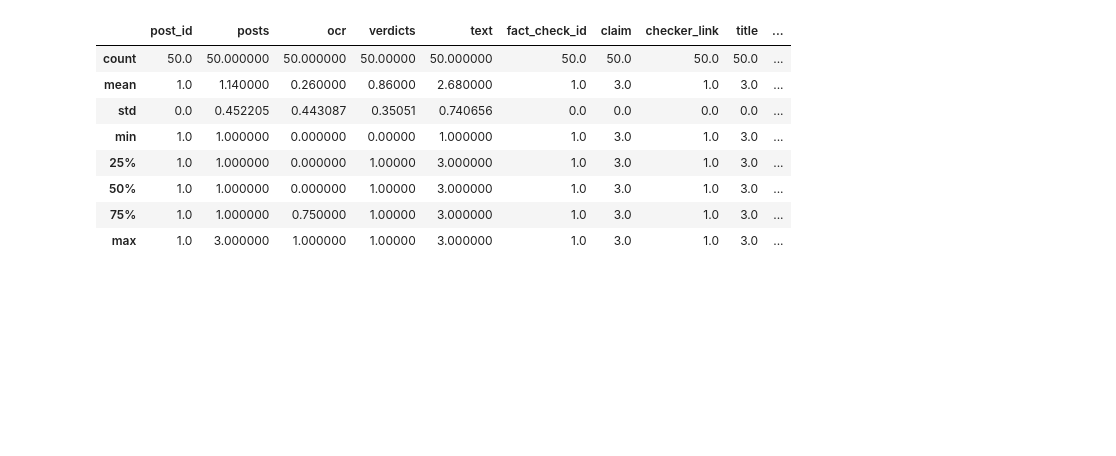
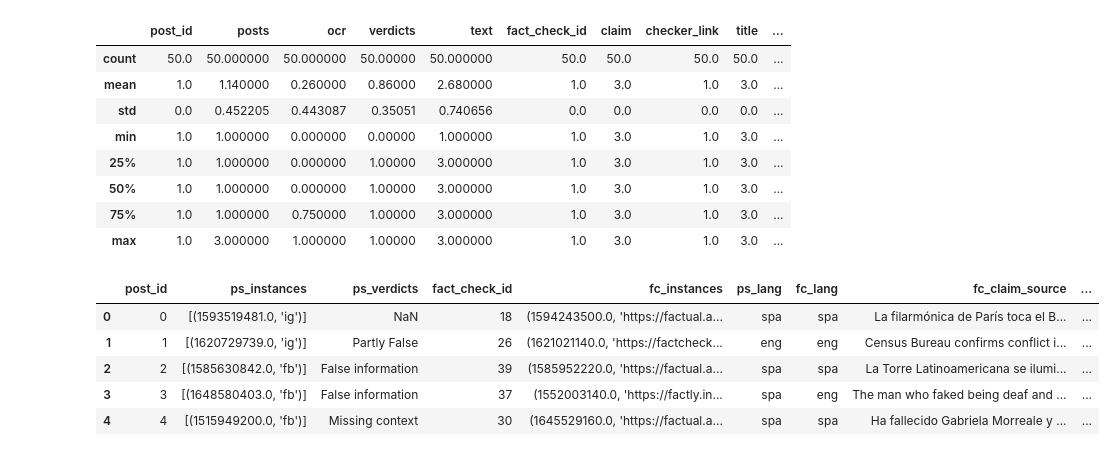
Before and after one commit to BecTome/semeval25-FactCheckedClaimRetrieval, a Jupyter notebook: nbs/process_sample.ipynb, the cells around one changed output. Drawn from its saved outputs; the diff is of its cells as text; code cells hidden in the pictures; blank space fills up the shorter version.

```diff
--- a/nbs/process_sample.ipynb
+++ b/nbs/process_sample.ipynb
@@ -175,0 +177,9 @@ df_total.map(lambda x: len(x) if type(x) in [list, tuple] else 1).describe()
+# %%
+pd.read_csv("data/sample_data/proc/sample_data.csv").head()
+# %% [output]
+|  | post_id | ps_instances | ps_verdicts | fact_check_id | fc_instances | ps_lang | fc_lang | fc_claim_source | ... |
+| 0 | 0 | [(1593519481.0, 'ig')] | NaN | 18 | (1594243500.0, 'https://factual.a... | spa | spa | La filarmónica de París toca el B... | ... |
+| 1 | 1 | [(1620729739.0, 'ig')] | Partly False | 26 | (1621021140.0, 'https://factcheck... | eng | eng | Census Bureau confirms conflict i... | ... |
+| 2 | 2 | [(1585630842.0, 'fb')] | False information | 39 | (1585952220.0, 'https://factual.a... | spa | spa | La Torre Latinoamericana se ilumi... | ... |
+| 3 | 3 | [(1648580403.0, 'fb')] | False information | 37 | (1552003140.0, 'https://factly.in... | spa | eng | The man who faked being deaf and ... | ... |
+| 4 | 4 | [(1515949200.0, 'fb')] | Missing context | 30 | (1645529160.0, 'https://factual.a... | spa | spa | Ha fallecido Gabriela Morreale y ... | ... |
```
Also changed, not shown: parts of 2 cells of this notebook.
